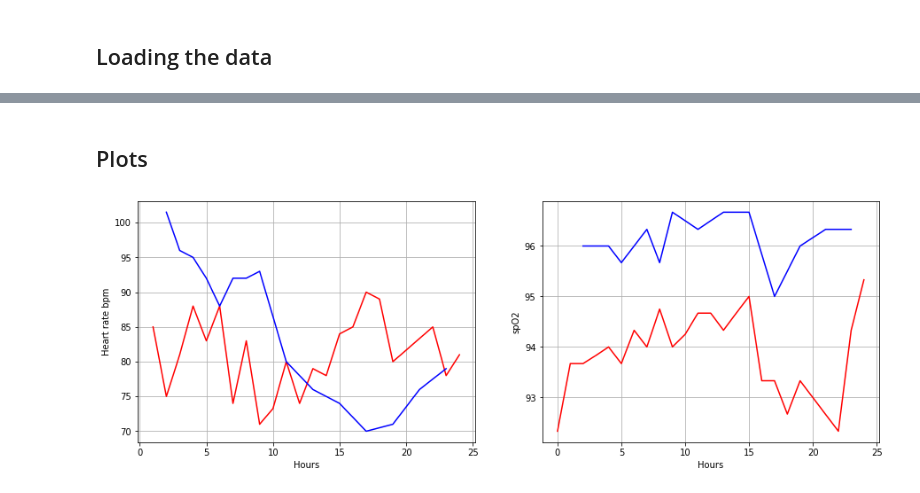
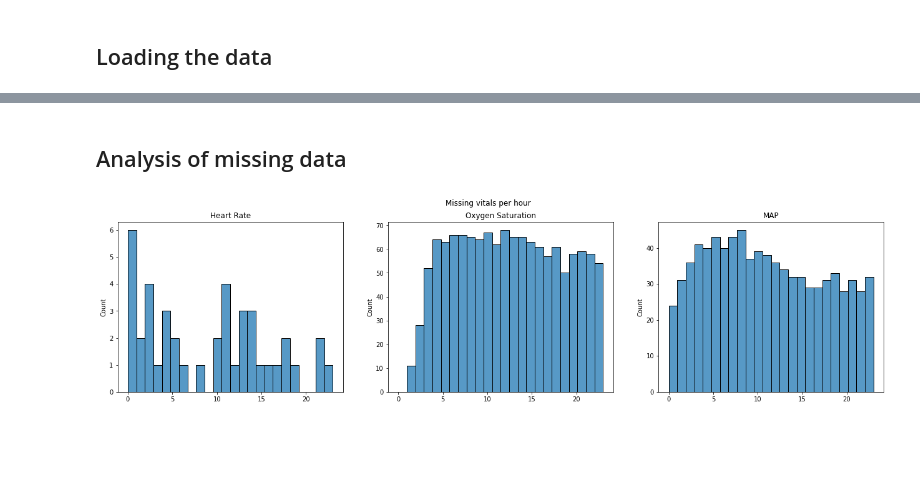
Before and after one commit to AgatheZ/Master-Project, a Jupyter notebook: MIMIC_III_demo/eda.ipynb, the cells around one changed output, grey strips where cells are left out. Drawn from its saved outputs; the diff is of its cells as text; code cells hidden in the pictures; blank space fills up the shorter version.

```diff
--- a/MIMIC_III_demo/eda.ipynb
+++ b/MIMIC_III_demo/eda.ipynb
@@ -63,26 +50,0 @@ entry removed
-# %% [markdown]
-## Plots
-# %%
-#Simple plots of the variables
-patient = 25
-patient2 = 5
-plt.figure(figsize = (15,5))
-
-
-plt.subplot(121)
-batchs[patient]['heart_rate'].plot(xlabel = 'Hours', color = 'red', ylabel = 'Heart rate bpm')
-batchs[patient2]['heart_rate'].plot(xlabel = 'Hours', color = 'blue', ylabel = 'Heart rate bpm')
-
-plt.grid()
-
-plt.subplot(122)
-batchs[patient]['oxygen_saturation'].plot(xlabel = 'Hours',color = 'red', ylabel = 'spO2')
-batchs[patient2]['oxygen_saturation'].plot(xlabel = 'Hours',color = 'blue', ylabel = 'spO2')
-
-
-plt.grid()
-
-#faire une fonction threshold missing
-#faire une fonction pour chaque patient uqi peut être appliquée à chaque patient
-# %% [output]
-[figure, removed]
@@ -90,0 +51,38 @@ plt.grid()
+# %% [markdown]
+## Analysis of missing data
+# %%
+# /!\ code à clean
+import plotly.graph_objects as go
+
+miss_hr = []
+miss_spO2 = []
+miss_map = []
+miss_icp = []
+miss_cpp = []
+for i in range(len(bch)):
+        percent_missing = bch[i].isnull().sum() * 100 / len(bch[i])
+        missing_value_df = pandas.DataFrame({'percent_missing': percent_missing})
+        miss_hr.append(percent_missing[2])
+        miss_spO2.append(percent_missing[3])
+        miss_map.append(percent_missing[4])
+        miss_icp.append(percent_missing[5])
+        miss_cpp.append(percent_missing[6])
+
+fig = go.Figure()
+fig.update_layout(xaxis_title='Vitals missing percentage')
+fig.add_trace(go.Box(y=miss_hr, boxpoints='all', name = 'Heart rate'))
+fig.add_trace(go.Box(y=miss_spO2, boxpoints='all', name = 'spO2'))
+fig.add_trace(go.Box(y=miss_map, boxpoints='all', name = 'MAP'))
+fig.show()
+# %%
+missing_hist = []
+for vit in list_vit:
+    missing_hist.append([df.loc[i][vit].isnull().sum() for i in range(nb_hours)])
+
+fig, axes = plt.subplots(1,3, figsize=(22, 5))
+fig.suptitle('Missing vitals per hour')
+for i in range(len(list_vit)):
+    sns.histplot(ax = axes[i], x = range(nb_hours), weights =  missing_hist[i], bins = nb_hours)
+    axes[i].set_title(list_vit_clean[i])
+# %% [output]
+[figure, added]
```
Also changed, not shown: parts of 16 cells of this notebook.
